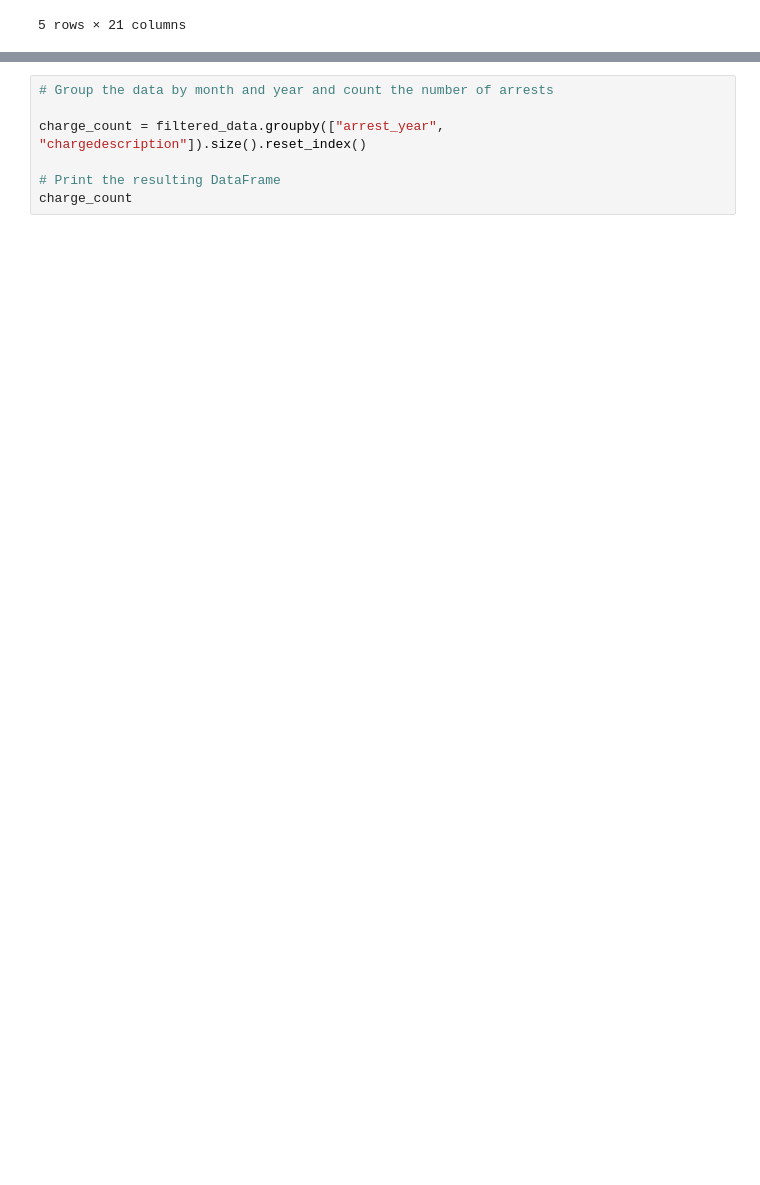
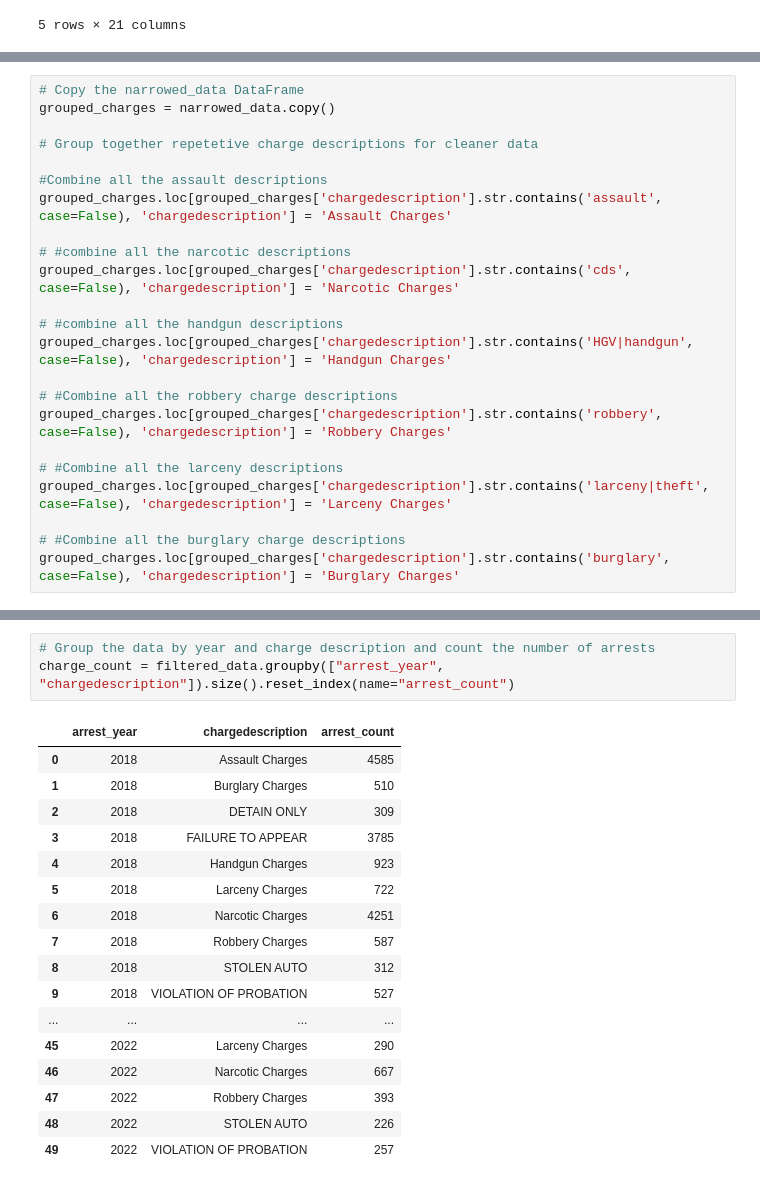
Before and after one commit to erusin12/dataProject1, a Jupyter notebook: dataProject1.ipynb, the cells around one changed output, grey strips where cells are left out. Cells and saved outputs as stored; diff of their text form; blank space fills up the shorter version.

```diff
--- a/dataProject1.ipynb
+++ b/dataProject1.ipynb
@@ -295,3 +64,26 @@ grouped_charges.to_csv("Data/grouped_charges2.csv")
+# %%
+# Copy the narrowed_data DataFrame
+grouped_charges = narrowed_data.copy()
+
+# Group together repetetive charge descriptions for cleaner data
+
+#Combine all the assault descriptions
+grouped_charges.loc[grouped_charges['chargedescription'].str.contains('assault', case=False), 'chargedescription'] = 'Assault Charges'
+
+# #combine all the narcotic descriptions
+grouped_charges.loc[grouped_charges['chargedescription'].str.contains('cds', case=False), 'chargedescription'] = 'Narcotic Charges'
+
+# #combine all the handgun descriptions
+grouped_charges.loc[grouped_charges['chargedescription'].str.contains('HGV|handgun', case=False), 'chargedescription'] = 'Handgun Charges'
+
+# #Combine all the robbery charge descriptions
+grouped_charges.loc[grouped_charges['chargedescription'].str.contains('robbery', case=False), 'chargedescription'] = 'Robbery Charges'
+
+# #Combine all the larceny descriptions
+grouped_charges.loc[grouped_charges['chargedescription'].str.contains('larceny|theft', case=False), 'chargedescription'] = 'Larceny Charges'
+
+# #Combine all the burglary charge descriptions
+grouped_charges.loc[grouped_charges['chargedescription'].str.contains('burglary', case=False), 'chargedescription'] = 'Burglary Charges'
 # %%
 # Filter the top 10 charges for comparison based on charge description
 top_10_charges = grouped_charges["chargedescription"].value_counts().nlargest(10).index
@@ -302,7 +99,21 @@ filtered_data
 # %%
-# Group the data by month and year and count the number of arrests
-
-charge_count = filtered_data.groupby(["arrest_year", "chargedescription"]).size().reset_index()
-
-# Print the resulting DataFrame
-charge_count
+# Group the data by year and charge description and count the number of arrests
+charge_count = filtered_data.groupby(["arrest_year", "chargedescription"]).size().reset_index(name="arrest_count")
+# %% [output]
+|  | arrest_year | chargedescription | arrest_count |
+| 0 | 2018 | Assault Charges | 4585 |
+| 1 | 2018 | Burglary Charges | 510 |
+| 2 | 2018 | DETAIN ONLY | 309 |
+| 3 | 2018 | FAILURE TO APPEAR | 3785 |
+| 4 | 2018 | Handgun Charges | 923 |
+| 5 | 2018 | Larceny Charges | 722 |
+| 6 | 2018 | Narcotic Charges | 4251 |
+| 7 | 2018 | Robbery Charges | 587 |
+| 8 | 2018 | STOLEN AUTO | 312 |
+| 9 | 2018 | VIOLATION OF PROBATION | 527 |
+| ... | ... | ... | ... |
+| 45 | 2022 | Larceny Charges | 290 |
+| 46 | 2022 | Narcotic Charges | 667 |
+| 47 | 2022 | Robbery Charges | 393 |
+| 48 | 2022 | STOLEN AUTO | 226 |
+| 49 | 2022 | VIOLATION OF PROBATION | 257 |
```
Also changed, not shown: parts of 33 cells of this notebook, 4 other files.
